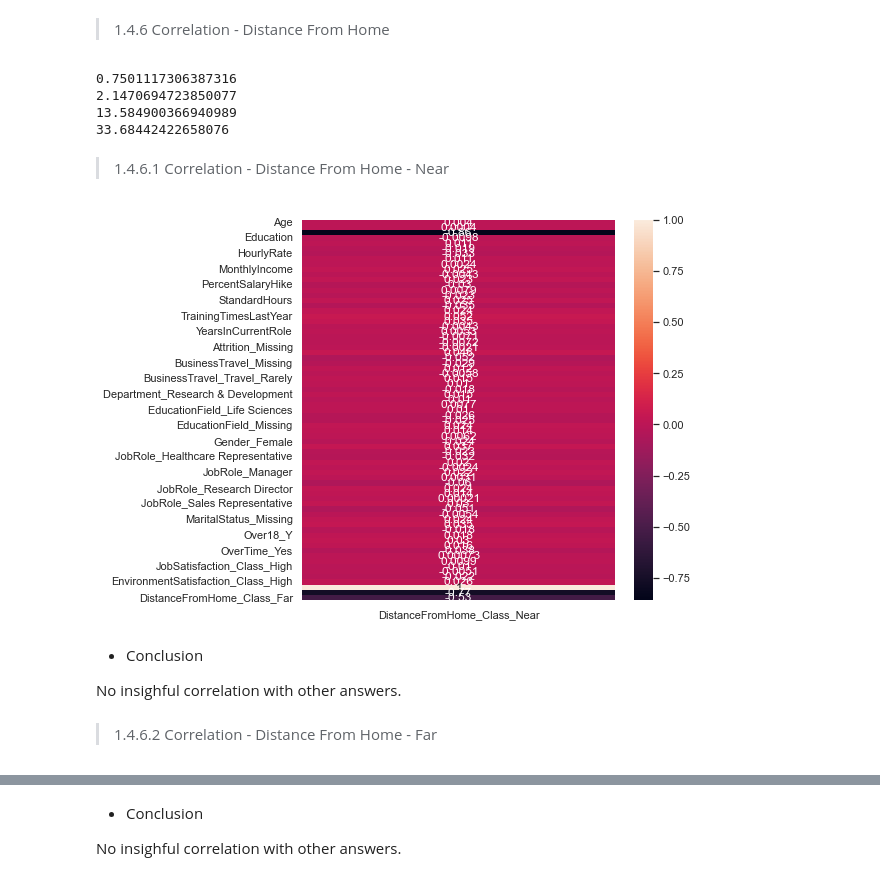
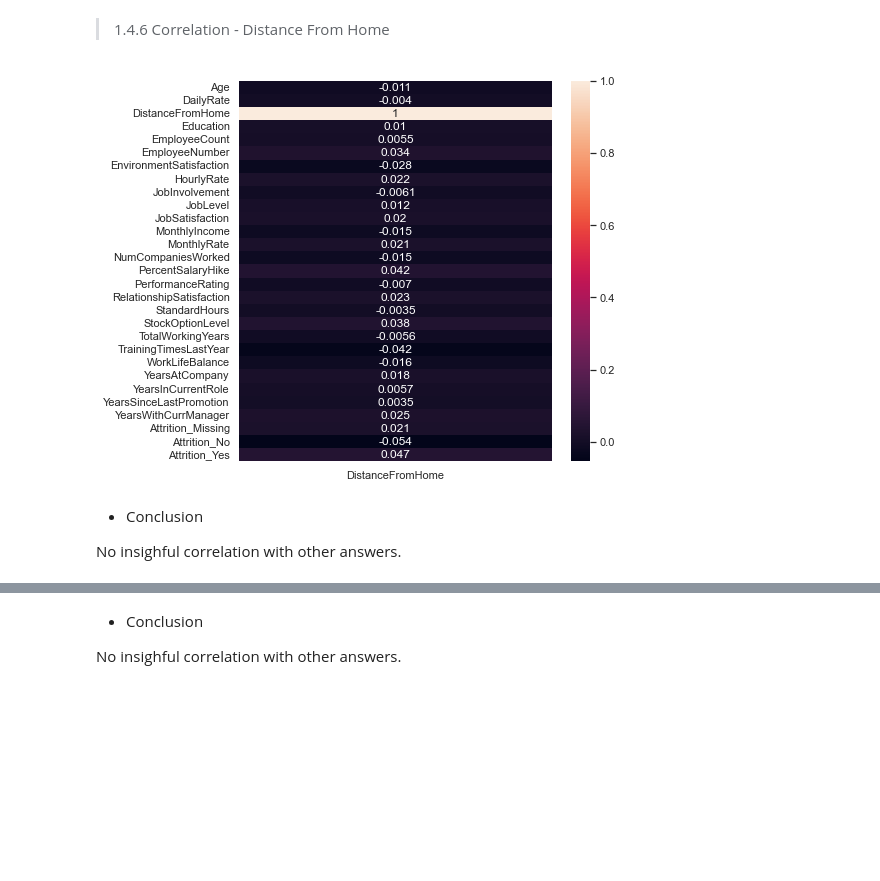
Before and after one commit to EduardoJMatosRomero/MLDPSTCA2, a Jupyter notebook: EduardoJMatosRomero_sba23298_Lvl8_CA2.ipynb, the cells around one changed output, grey strips where cells are left out. Cells and saved outputs as stored; diff of their text form; code cells hidden in the pictures; blank space fills up the shorter version.

```diff
--- a/EduardoJMatosRomero_sba23298_Lvl8_CA2.ipynb
+++ b/EduardoJMatosRomero_sba23298_Lvl8_CA2.ipynb
@@ -770,10 +762,0 @@ print(df['JobSatisfaction'].max())
-# %%
-# Defining thresholds.
-thresholds = [0.72, 1.9, 3.68, 5.26]
-
-# Creating bins using the defined thresholds
-df3['JobSatisfaction_Class'] = pd.cut(df3['JobSatisfaction'], bins=thresholds, labels=['Low', 'Medium', 'High'], include_lowest=True)
-
-df3.drop('JobSatisfaction', axis=1, inplace=True)
-
-df3 = pd.get_dummies(df3, columns=['JobSatisfaction_Class'])
@@ -816,6 +785,8 @@ There is no significant correlation between job satisfaction and the other quest
 # %% [markdown]
 > 1.4.4 Correlation - Attrition Yes
 # %%
+df3 = pd.get_dummies(df3, columns=['Attrition'])
+
 plt.figure(figsize=(7,7))
 sns.heatmap(df3.corr()[["Attrition_Yes"]], annot=True)
 plt.show()
@@ -845,10 +800,0 @@ print(df['EnvironmentSatisfaction'].max())
-# %%
-# Defining thresholds.
-thresholds = [0.74, 1.90, 3.38, 5.26]
-
-# Creating bins using the defined thresholds
-df3['EnvironmentSatisfaction_Class'] = pd.cut(df3['EnvironmentSatisfaction'], bins=thresholds, labels=['Low', 'Medium', 'High'], include_lowest=True)
-
-df3.drop('EnvironmentSatisfaction', axis=1, inplace=True)
-
-df3 = pd.get_dummies(df3, columns=['EnvironmentSatisfaction_Class'])
@@ -878,39 +810,13 @@ plt.show()
 No insighful correlation with other answers.
 # %% [markdown]
 > 1.4.6 Correlation - Distance From Home
-# %%
-Q1 = df['DistanceFromHome'].quantile(0.25)
-Q3 = df['DistanceFromHome'].quantile(0.75)
-
-print(df['DistanceFromHome'].min())
-print(Q1)
-print(Q3)
-print(df['DistanceFromHome'].max())
-# %% [output]
-0.7501117306387316
-2.1470694723850077
-13.584900366940989
-33.68442422658076
-# %%
-# Defining bins based on the min and max values
-bins = [0.75, 2.15, 13.59, 33.69]  # Adjust the bin edges as needed
-
-# Creating binned column in df3
-df3['DistanceFromHome_Class'] = pd.cut(df3['DistanceFromHome'], bins=bins, labels=['Near', 'Moderate', 'Far'])
-
-# Applying one-hot encoding to the new column in df3
-df3 = pd.get_dummies(df3, columns=['DistanceFromHome_Class'])
-# %% [markdown]
-> 1.4.6.1 Correlation - Distance From Home - Near
 # %%
 plt.figure(figsize=(7,7))
-sns.heatmap(df3.corr()[["DistanceFromHome_Class_Near"]], annot=True)
+sns.heatmap(df3.corr()[["DistanceFromHome"]], annot=True)
 plt.show()
 # %% [output]
-[figure, old version]
+[figure, new version]
 # %% [markdown]
 - Conclusion
 
 No insighful correlation with other answers.
-# %% [markdown]
-> 1.4.6.2 Correlation - Distance From Home - Far
```
Also changed, not shown: parts of 57 cells of this notebook.
